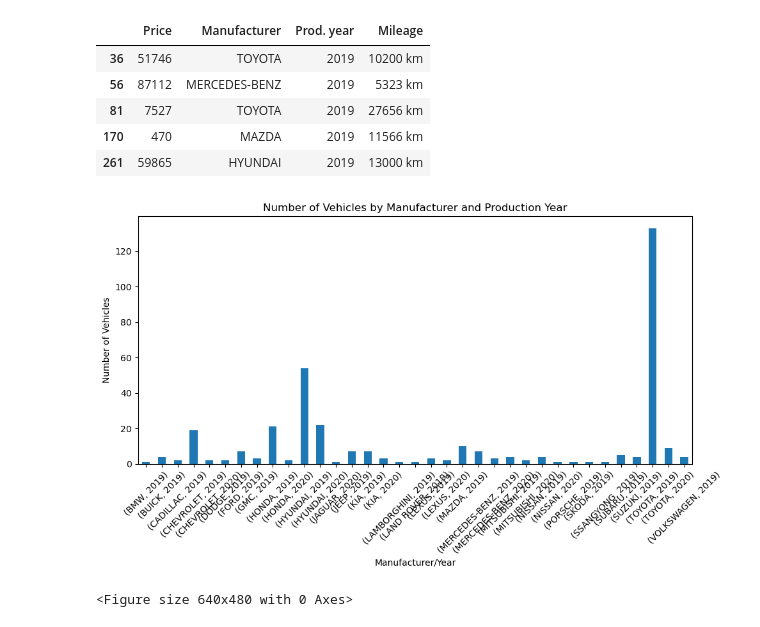
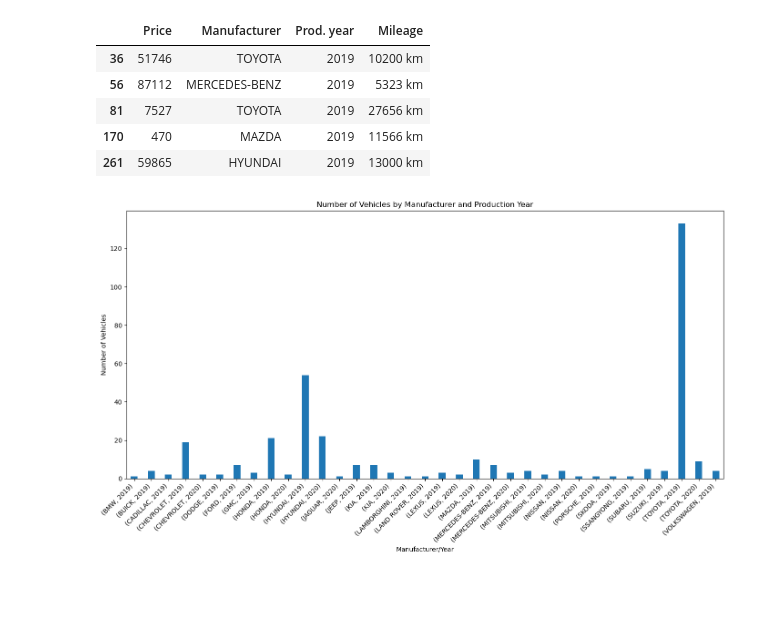
Before and after one commit to davidrf93/Project-1, a Jupyter notebook: Project 1 - Group 5.ipynb, the cells around one changed output. Drawn from its saved outputs; the diff is of its cells as text; code cells hidden in the pictures; blank space fills up the shorter version.

```diff
--- a/Project 1 - Group 5.ipynb
+++ b/Project 1 - Group 5.ipynb
@@ -286,21 +286,19 @@ singlevehicle_data4.head()
 | 170 | 470 | MAZDA | 2019 | 11566 km |
 | 261 | 59865 | HYUNDAI | 2019 | 13000 km |
 # %%
-#Plot
+# Plot & Save our graph
 singlevehicle_data3 = pd.read_csv('DataSets/train.csv')
 singlevehicle_data4 = singlevehicle_data3.loc[singlevehicle_data3["Prod. year"].astype(str).between("2019", "2023")]
 year_counts = singlevehicle_data4.groupby(["Manufacturer", "Prod. year"]).size()
-plt.figure(figsize=(10, 6))
-year_counts.plot(kind='bar')
+plt.figure(figsize=(14, 8))
+bar_width = 0.4
+year_counts.plot(kind='bar', width=bar_width)
 plt.title('Number of Vehicles by Manufacturer and Production Year')
 plt.xlabel('Manufacturer/Year')
 plt.ylabel('Number of Vehicles')
-plt.xticks(rotation=45)
+plt.xticks(rotation=45, ha="right")
 plt.tight_layout()
+plt.savefig("Images/singlevehicle_data3.png")
 plt.show()
-
-# Save our graph
-plt.savefig("Images/singlevehicle_data3.png")
 # %% [output]
-[figure, old version]
+[figure, new version]
-<Figure size 640x480 with 0 Axes>
```
Also changed, not shown: parts of 14 cells of this notebook, 1 other file.
